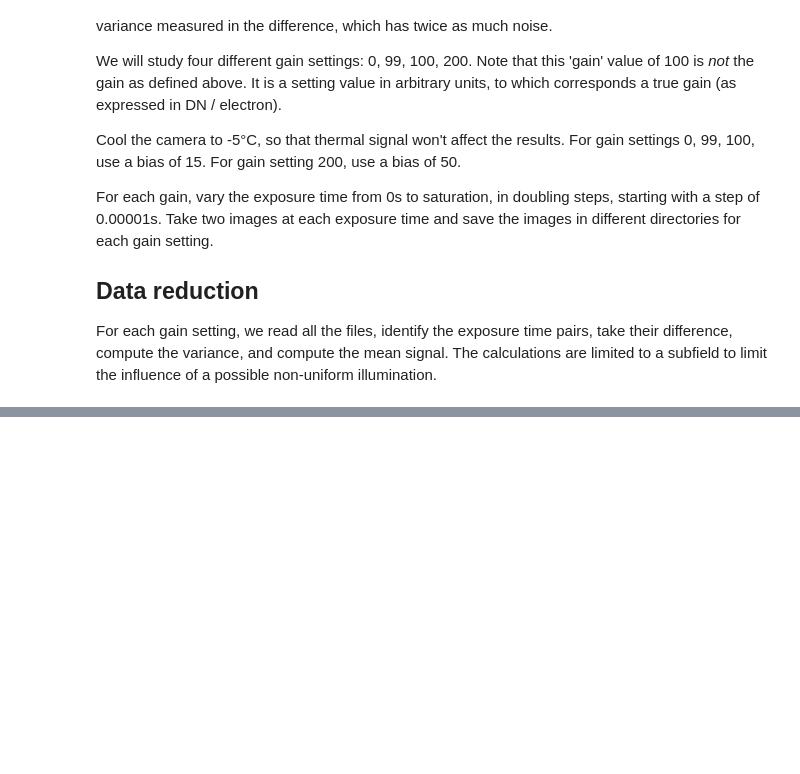
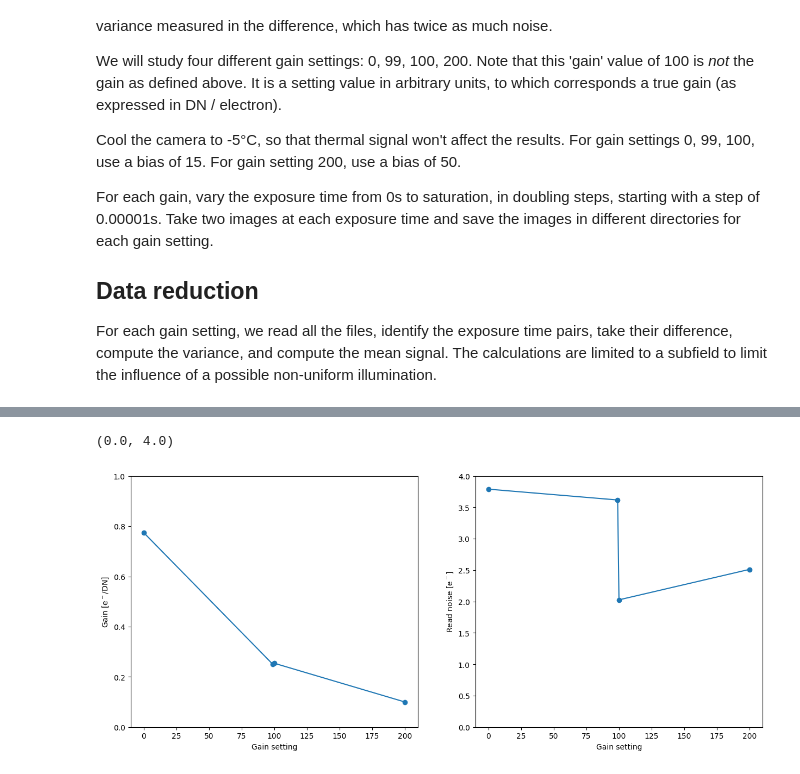
Before and after one commit to frederic-auchere/OHP, a Jupyter notebook: ptc.ipynb, the cells around one changed output, grey strips where cells are left out. Cells and saved outputs as stored; diff of their text form; code cells hidden in the pictures; blank space fills up the shorter version.

Commit message:
Added curves wrt gain setting

```diff
--- a/ptc.ipynb
+++ b/ptc.ipynb
@@ -123,0 +121,15 @@ ax[0].plot(unique_gains, )
+# %%
+fig, axes = plt.subplots(1, 2, figsize=(15, 6))
+g = [1 / ptc['gain'] for ptc in gain_ptc]
+n = [ptc['read_noise'] / ptc['gain'] for ptc in gain_ptc]
+axes[0].plot(unique_gains, g, 'o-')
+axes[0].set_xlabel('Gain setting')
+axes[0].set_ylabel('Gain [e$^-$/DN]')
+axes[0].set_ylim(0, 1)
+axes[1].plot(unique_gains, n, 'o-')
+axes[1].set_xlabel('Gain setting')
+axes[1].set_ylabel('Read noise [e$^-$]')
+axes[1].set_ylim(0, 4)
+# %% [output]
+(0.0, 4.0)
+[figure, added]
```
Also changed, not shown: parts of 2 cells of this notebook, 2 other files.
